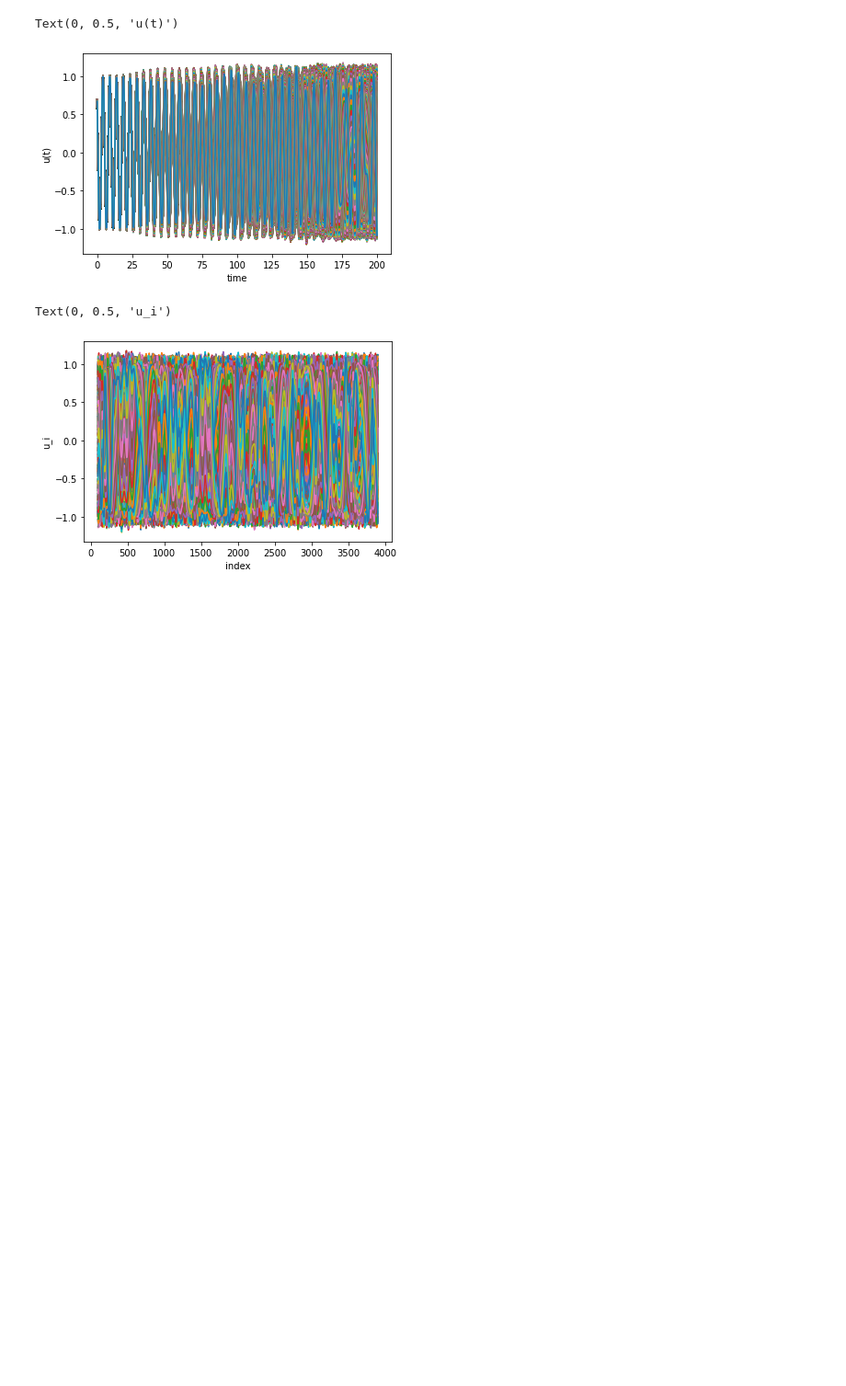
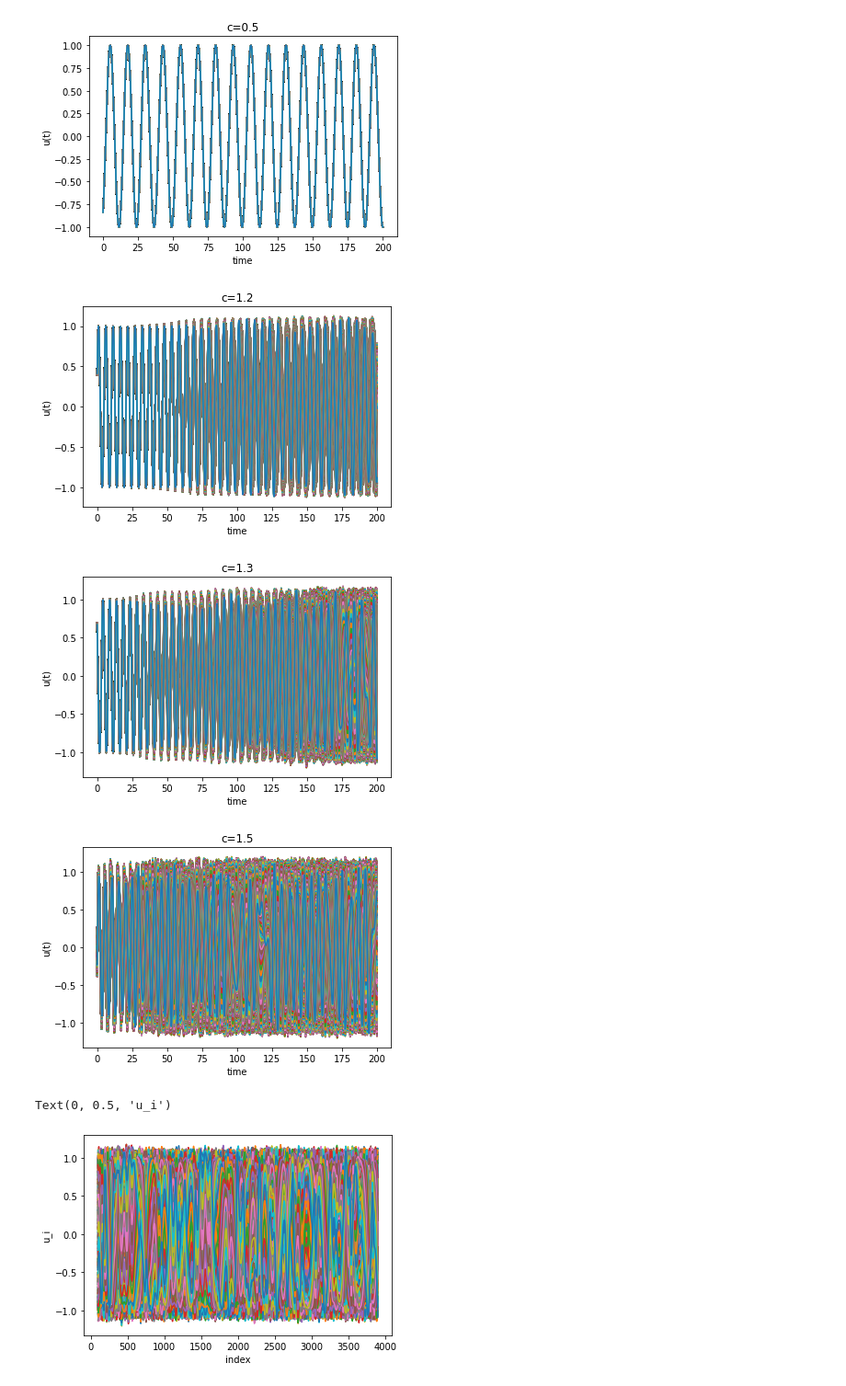
Before and after one commit to Philament1/SciComp-Coursework, a Jupyter notebook: Project 3/q3.ipynb, the cells around one changed output. Shown at 92% size. Drawn from its saved outputs; the diff is of its cells as text; code cells hidden in the pictures; blank space fills up the shorter version.

```diff
--- a/Project 3/q3.ipynb
+++ b/Project 3/q3.ipynb
@@ -106,14 +106,18 @@ Nt_1, m = x.shape
 times = np.linspace(0, tf, Nt_1)
 # %%
 #  Time plot
-plt.figure()
-for i in range(m):
-    plt.plot(t, x[:,i])
-plt.xlabel('time')
-plt.ylabel('u(t)')
+for k, x_ in enumerate(x_list):
+    plt.figure()
+    for i in range(m):
+        plt.plot(t, x_[:,i])
+    plt.title(f'c={c_vals[k]}')
+    plt.xlabel('time')
+    plt.ylabel('u(t)')
 # %% [output]
-Text(0, 0.5, 'u(t)')
-[figure, old version]
+[figure, new version]
+[figure, added]
+[figure, added]
+[figure, added]
 # %%
 
 #  Space plot
```
Also changed, not shown: parts of 10 cells of this notebook, 9 other files.
